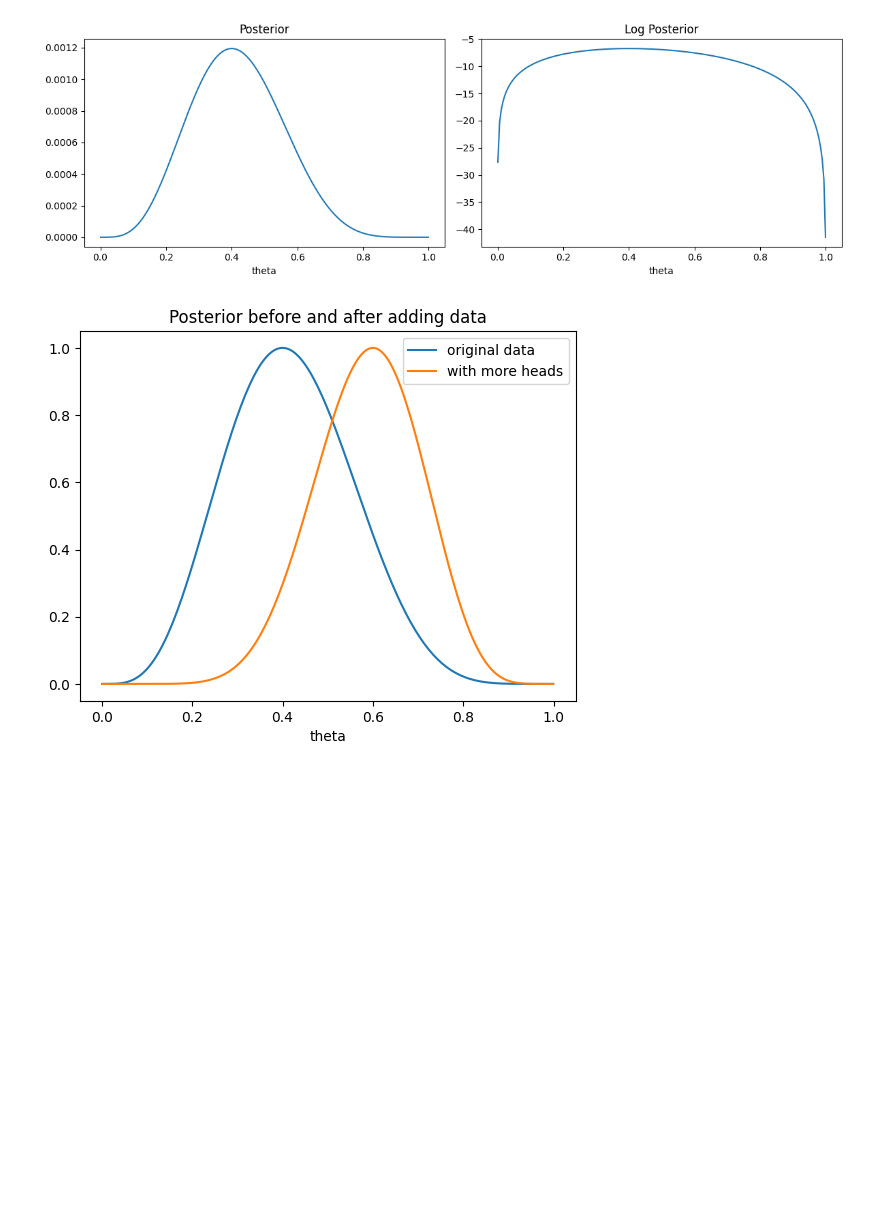
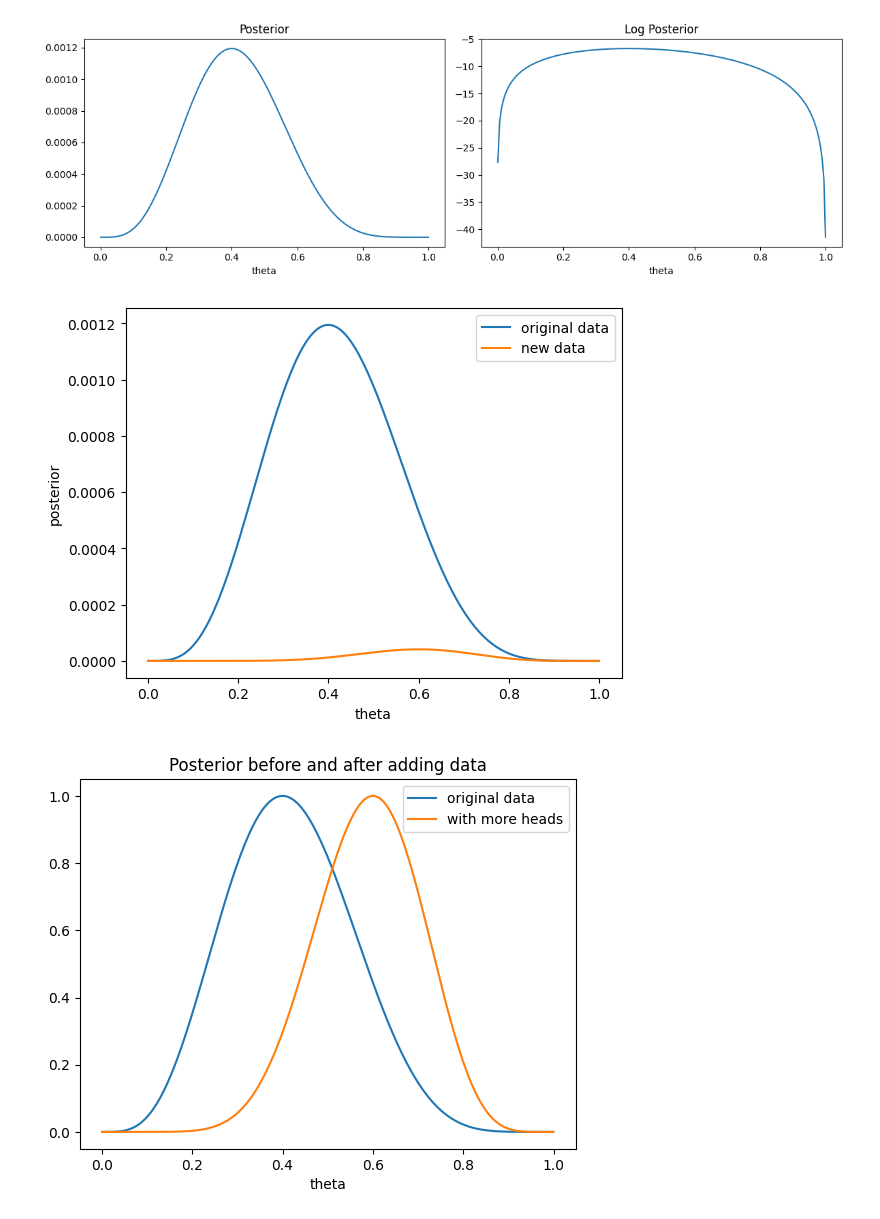
Before and after one commit to TejasDharmale/Bayesian-machine-learning-assignment, a Jupyter notebook: A0JaxIntroduction_Assignment_1.ipynb, the cells around one changed output. Cells and saved outputs as stored; diff of their text form; code cells hidden in the pictures; blank space fills up the shorter version.

```diff
--- a/A0JaxIntroduction_Assignment_1.ipynb
+++ b/A0JaxIntroduction_Assignment_1.ipynb
@@ -146,3 +146,21 @@ plt.show()
 # %%
 # question 1.3b)
 #Create your own set of observations (binary), and append it to the list of data. Observe and comment on how the posterior density changed
+# %%
+my_obs = jnp.array([1, 1, 1, 1, 1])
+data_new = jnp.concatenate([data, my_obs])
+
+lp_old = jax.vmap(log_posterior, in_axes=(0, None, None, None))(thetas, data, alpha_prior, beta_prior)
+lp_new = jax.vmap(log_posterior, in_axes=(0, None, None, None))(thetas, data_new, alpha_prior, beta_prior)
+
+p_old = jnp.exp(lp_old)
+p_new = jnp.exp(lp_new)
+
+plt.plot(thetas, p_old, label="original data")
+plt.plot(thetas, p_new, label="new data")
+plt.xlabel("theta")
+plt.ylabel("posterior")
+plt.legend()
+plt.show()
+# %% [output]
+[figure, added]
```
Also changed, not shown: parts of 8 cells of this notebook.
